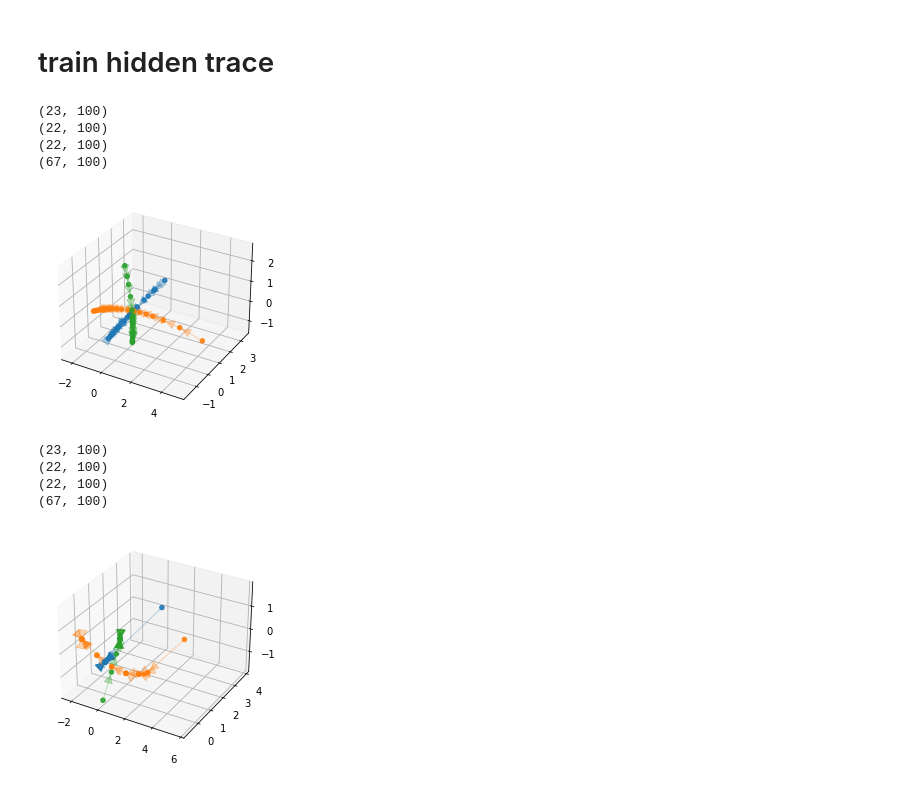
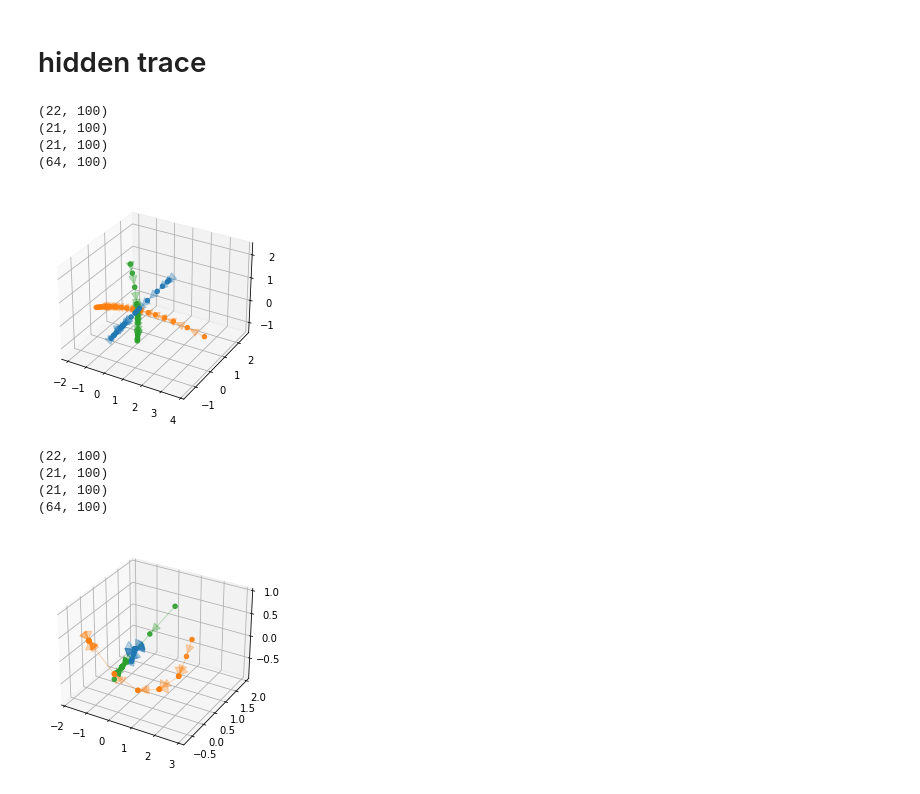
Before and after one commit to thomasaimondy/EAST, a Jupyter notebook: plot/Untitled.ipynb, the cells around one changed output. Cells and saved outputs as stored; diff of their text form; code cells hidden in the pictures.

```diff
--- a/plot/Untitled.ipynb
+++ b/plot/Untitled.ipynb
@@ -41,5 +22,5 @@ NameError: name 'x2' is not defined
 # %% [markdown]
-# train hidden trace
+# hidden trace
 # %%
 # P矩阵旋转，分块B
 # "--gpu", "0", "--lr", "0.01", "--approach", "edfsnn", "--nhid", "100", "--nepochs", "50", "--experiment", "mnist_classIL", "--nlayers", "1", "--sbatch", "256", "--lr_factor", "1", "--output", "xxxx", "--seed", "0"
@@ -72,19 +53,19 @@ task3 = np.array(task3)
 y = []
 for i in range(0,task1.shape[0],20):
     y.append(task1[i:i+20,:,:].mean(0))
-task1 = np.array(y)[:len(y)//2]
+task1 = np.array(y)[1:len(y)//2]
 task1 = task1.mean(1)
 print(task1.shape)
 y = []
 for i in range(0,task2.shape[0],20):
     y.append(task2[i:i+20,:,:].mean(0))
-task2 = np.array(y)[:len(y)//2]
+task2 = np.array(y)[1:len(y)//2]
 task2 = task2.mean(1)
 print(task2.shape)
 y = []
 for i in range(0,task3.shape[0],20):
     y.append(task3[i:i+20,:,:].mean(0))
-task3 = np.array(y)[:len(y)//2]
+task3 = np.array(y)[1:len(y)//2]
 task3 = task3.mean(1)
 print(task3.shape)
 
@@ -112,34 +93,34 @@ for i in range(0,X1.shape[0]-1):
 j=1
 # ax = plt.axes(projection='3d')  # 设置三维轴
 X1 = x3[:,0]
 Y1 = x3[:,1]
 Z1 = x3[:,2]
 ax.scatter3D(X1, Y1, Z1,color=colors[j],alpha=.9)  # 三个数组对应三个维度（三个数组中的数一一对应）
 for i in range(0,X1.shape[0]-1):
     a1 = Arrow3D([X1[i],X1[i+1]],[Y1[i],Y1[i+1]],[Z1[i],Z1[i+1]], mutation_scale=20, lw=1, arrowstyle="-|>", color=colors[j], alpha=.3)#, linestyle="dashed")
     ax.add_artist(a1)
 # ax.view_init(elev=30, azim=-50)
 # plt.show()
 
 j=2
 # ax = plt.axes(projection='3d')  # 设置三维轴
 X1 = x4[:,0]
 Y1 = x4[:,1]
 Z1 = x4[:,2]
 ax.scatter3D(X1, Y1, Z1,color=colors[j],alpha=.9)  # 三个数组对应三个维度（三个数组中的数一一对应）
 for i in range(0,X1.shape[0]-1):
     a1 = Arrow3D([X1[i],X1[i+1]],[Y1[i],Y1[i+1]],[Z1[i],Z1[i+1]], mutation_scale=20, lw=1, arrowstyle="-|>", color=colors[j], alpha=.3)#, linestyle="dashed")
     ax.add_artist(a1)
 # ax.view_init(elev=30, azim=-50)
 # plt.show()
 
 # ax.add_artist(a1)
 # ax.view_init(elev=30, azim=-50)
 # plt.savefig('C:\code\EDF图\incremental/iso123_20220507.svg')
 plt.show()
 # %% [output]
-(23, 100)
 (22, 100)
-(22, 100)
-(67, 100)
+(21, 100)
+(21, 100)
+(64, 100)
-[figure, old version]
+[figure, new version]
@@ -175,19 +255,19 @@ task3 = np.array(task3)
 y = []
 for i in range(0,task1.shape[0],20):
     y.append(task1[i:i+20,:,:].mean(0))
-task1 = np.array(y)[:len(y)//2]
+task1 = np.array(y)[1:len(y)//2]
 task1 = task1.mean(1)
 print(task1.shape)
 y = []
 for i in range(0,task2.shape[0],20):
     y.append(task2[i:i+20,:,:].mean(0))
-task2 = np.array(y)[:len(y)//2]
+task2 = np.array(y)[1:len(y)//2]
 task2 = task2.mean(1)
 print(task2.shape)
 y = []
 for i in range(0,task3.shape[0],20):
     y.append(task3[i:i+20,:,:].mean(0))
-task3 = np.array(y)[:len(y)//2]
+task3 = np.array(y)[1:len(y)//2]
 task3 = task3.mean(1)
 print(task3.shape)
 
@@ -241,8 +321,8 @@ for i in range(0,X1.shape[0]-1):
 # plt.savefig('C:\code\EDF图\incremental/iso123_20220507.svg')
 plt.show()
 # %% [output]
-(23, 100)
 (22, 100)
-(22, 100)
-(67, 100)
+(21, 100)
+(21, 100)
+(64, 100)
-[figure, old version]
+[figure, new version]
```
Also changed, not shown: parts of 12 cells of this notebook, 3 other files.
